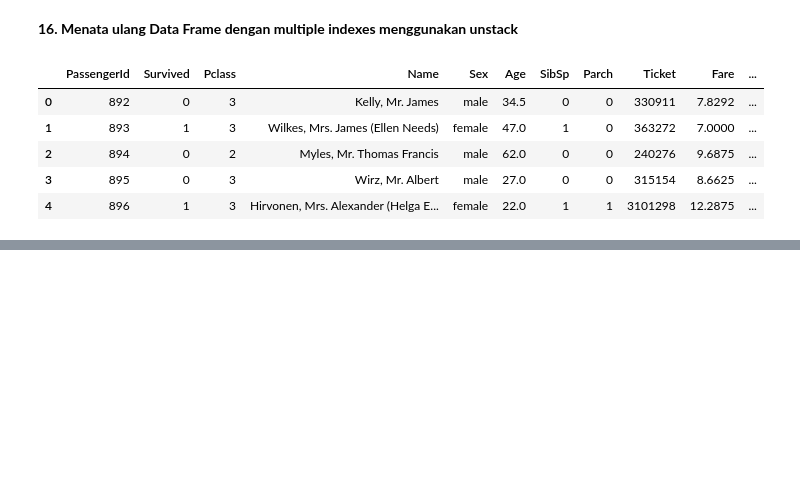
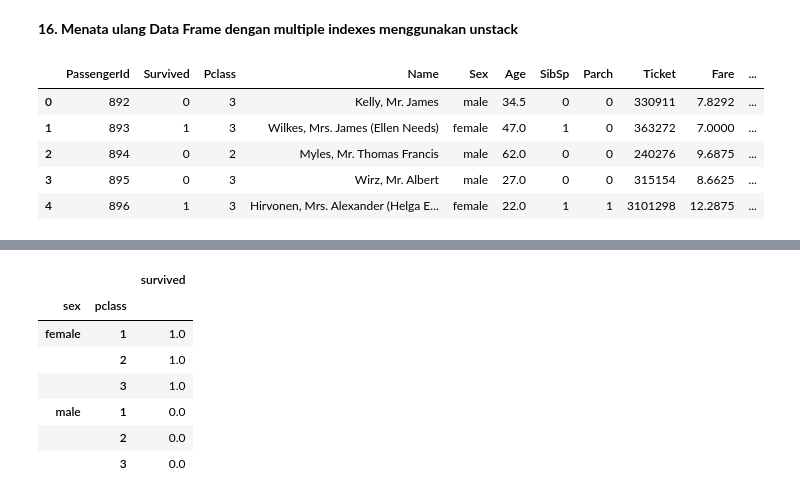
Before and after one commit to Edy-Mochamad/Learn-jupyter-notebook, a Jupyter notebook: pandas.ipynb, the cells around one changed output, grey strips where cells are left out. Drawn from its saved outputs; the diff is of its cells as text; code cells hidden in the pictures; blank space fills up the shorter version.

```diff
--- a/pandas.ipynb
+++ b/pandas.ipynb
@@ -758,2 +771,12 @@ df.head()
 # %%
-#df.groupby(['Sex', 'pclass'])['survived'].mean().to_frame()
+
+df.groupby(['sex', 'pclass'])['survived'].mean().to_frame()
+# %% [output]
+|  |  | survived |
+| sex | pclass |  |
+| female | 1 | 1.0 |
+|  | 2 | 1.0 |
+|  | 3 | 1.0 |
+| male | 1 | 0.0 |
+|  | 2 | 0.0 |
+|  | 3 | 0.0 |
```
Also changed, not shown: parts of 2 cells of this notebook.
